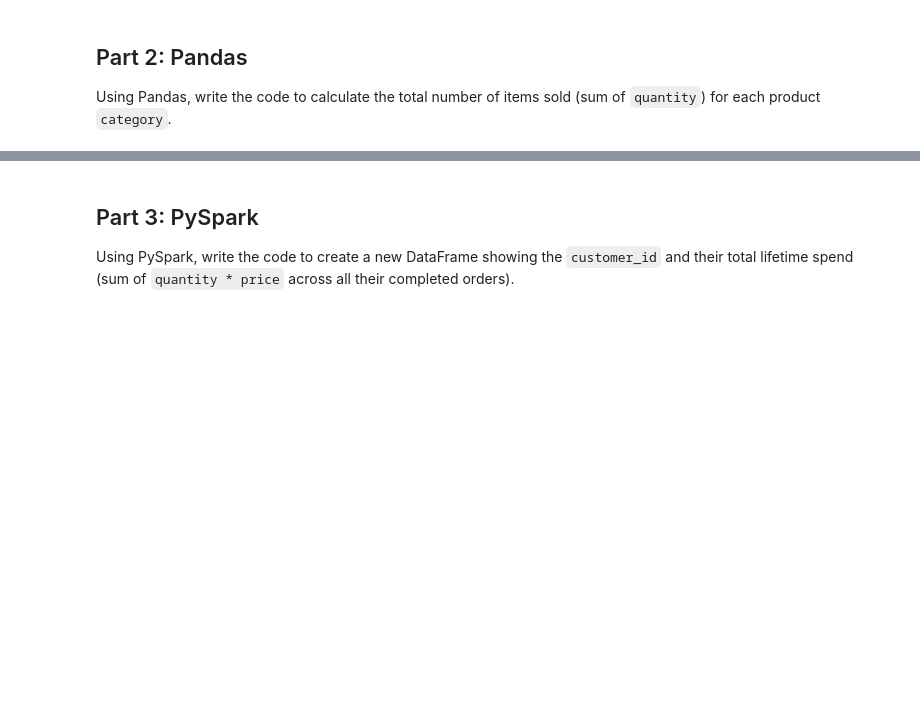
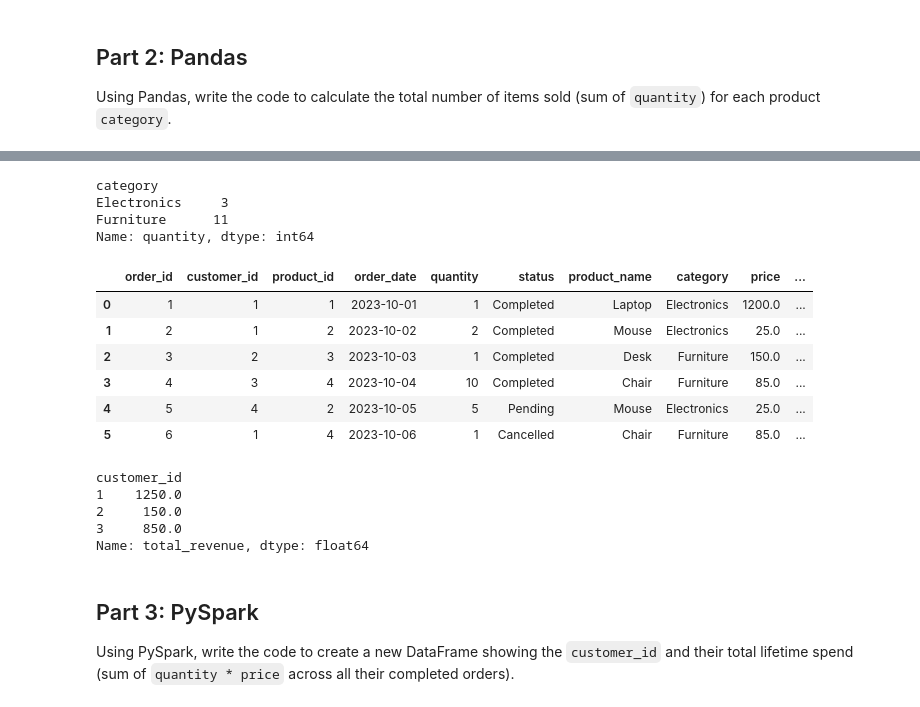
Before and after one commit to adeenun/data_assessment, a Jupyter notebook: python_sql_on_docker/notebooks/assessment.ipynb, the cells around one changed output, grey strips where cells are left out. Cells and saved outputs as stored; diff of their text form; code cells hidden in the pictures; blank space fills up the shorter version.

Commit message:
update docker compose & assessment notebook

```diff
--- a/python_sql_on_docker/notebooks/assessment.ipynb
+++ b/python_sql_on_docker/notebooks/assessment.ipynb
@@ -31,0 +31,17 @@ Write a query to find the `name` of the customer, the `product_name`, and the to
+# %%
+# %%sql
+conn = 'postgresql://admin:password@postgres:5432/assessment_db'
+
+pd.read_sql("""
+SELECT
+    -- c.name,
+    p.product_name,
+    SUM(o.quantity * p.price) AS price_orders
+FROM customers c
+LEFT JOIN orders o
+    ON c.customer_id = o.customer_id
+LEFT JOIN products p
+    ON o.product_id = p.product_id
+WHERE c.country = 'USA' AND o.status = 'Completed'
+GROUP BY p.product_name
+""", conn)
@@ -36,0 +181,17 @@ Using Pandas, write the code to calculate the total number of items sold (sum of
+# %%
+# Write your Pandas code here
+df_c = pd.read_sql("""
+SELECT
+    *
+FROM customers
+""", conn)
+df_o = pd.read_sql("""
+SELECT
+    *
+FROM orders
+""", conn)
+df_p = pd.read_sql("""
+SELECT
+    *
+FROM products
+""", conn)
@@ -36,0 +209,7 @@ Using Pandas, write the code to calculate the total number of items sold (sum of
+# %%
+df_merge[df_merge['status'] == 'Completed'].groupby('category')['quantity'].agg('sum')
+# %% [output]
+category
+Electronics     3
+Furniture      11
+Name: quantity, dtype: int64
@@ -37,3 +220,22 @@ Using Pandas, write the code to calculate the total number of items sold (sum of
+# %%
+df_merge2 = df_o.merge(df_p, on='product_id', how='left').merge(df_c, on='customer_id', how='left')
+df_merge2
+# %% [output]
+|  | order_id | customer_id | product_id | order_date | quantity | status | product_name | category | price | ... |
+| 0 | 1 | 1 | 1 | 2023-10-01 | 1 | Completed | Laptop | Electronics | 1200.0 | ... |
+| 1 | 2 | 1 | 2 | 2023-10-02 | 2 | Completed | Mouse | Electronics | 25.0 | ... |
+| 2 | 3 | 2 | 3 | 2023-10-03 | 1 | Completed | Desk | Furniture | 150.0 | ... |
+| 3 | 4 | 3 | 4 | 2023-10-04 | 10 | Completed | Chair | Furniture | 85.0 | ... |
+| 4 | 5 | 4 | 2 | 2023-10-05 | 5 | Pending | Mouse | Electronics | 25.0 | ... |
+| 5 | 6 | 1 | 4 | 2023-10-06 | 1 | Cancelled | Chair | Furniture | 85.0 | ... |
+# %%
+df_merge2[df_merge2['status'] == 'Completed'].eval('total_revenue = quantity * price').groupby('customer_id')['total_revenue'].sum()
+# %% [output]
+customer_id
+1    1250.0
+2     150.0
+3     850.0
+Name: total_revenue, dtype: float64
 # %% [markdown]
 ## Part 3: PySpark
 Using PySpark, write the code to create a new DataFrame showing the `customer_id` and their total lifetime spend (sum of `quantity * price` across all their completed orders).
```
Also changed, not shown: parts of 22 cells of this notebook, 1 other file.
